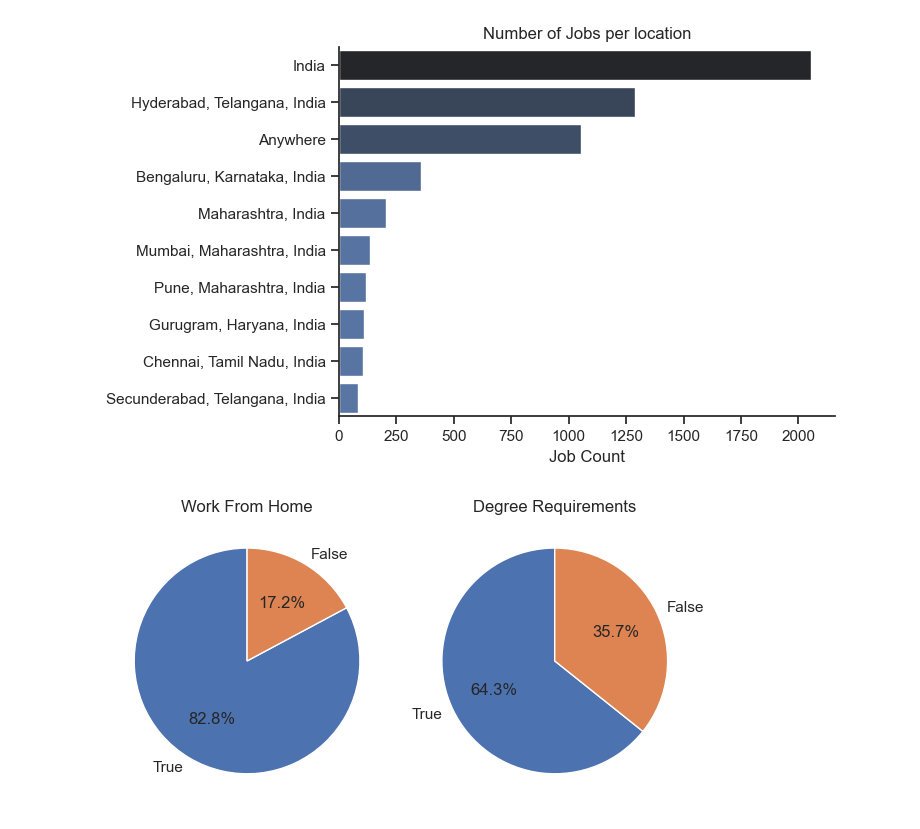
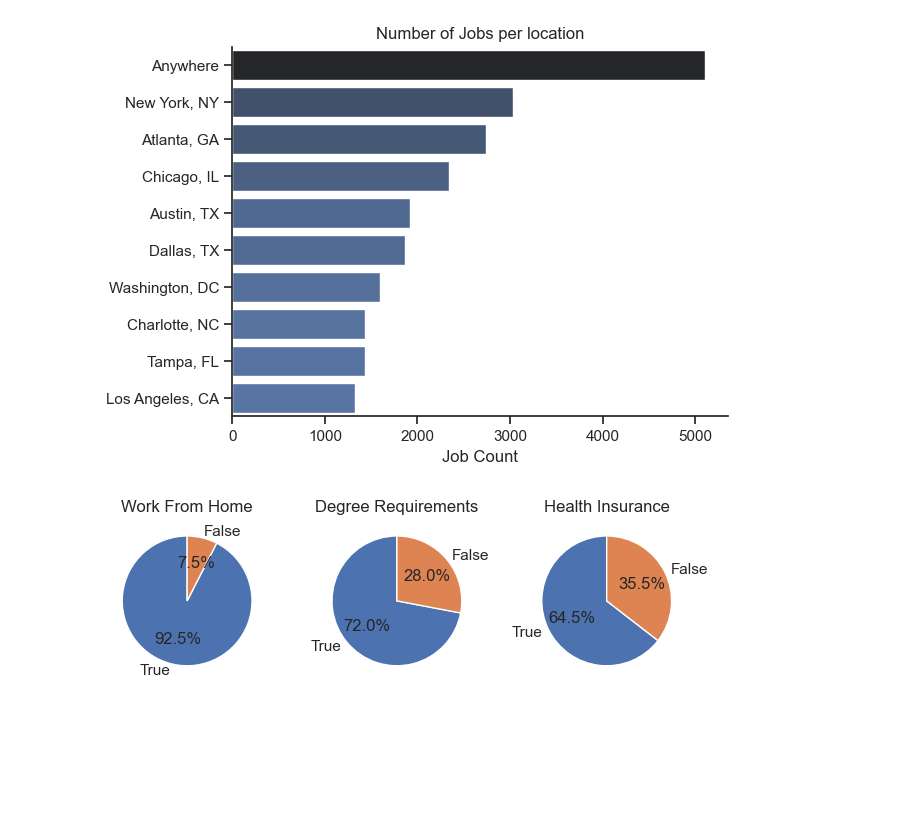
Before and after one commit to AGarg07/Python_learn, a Jupyter notebook: Adv_chapters/Data Science Job Project/1_EDA.ipynb, the cells around one changed output. Cells and saved outputs as stored; diff of their text form; code cells hidden in the pictures; blank space fills up the shorter version.

```diff
--- a/Adv_chapters/Data Science Job Project/1_EDA.ipynb
+++ b/Adv_chapters/Data Science Job Project/1_EDA.ipynb
@@ -14,30 +14,31 @@ df = dataset['train'].to_pandas()
 df['job_posted_date'] = pd.to_datetime(df['job_posted_date'])
 df['job_skills'] = df['job_skills'].apply(lambda x: ast.literal_eval(x) if pd.notna(x) else x)
 # %%
-df_DA_IN = df[(df['job_title_short'] == 'Data Analyst') & (df['job_country'] == 'India')]
+df_DA_US = df[(df['job_title_short'] == 'Data Analyst') & (df['job_country'] == 'United States')]
 # %%
-df_plot = df_DA_IN['job_location'].value_counts().head(10).to_frame()
+df_plot = df_DA_US['job_location'].value_counts().head(10).to_frame()
 sns.set_theme(style='ticks')
 sns.barplot(data=df_plot, x='count', y='job_location', hue='count', palette='dark:b_r', legend = False)
 sns.despine()
 plt.title('Number of Jobs per location')
 plt.xlabel('Job Count')
 plt.ylabel('')
 plt.show()
 # %% [output]
-[figure, old version]
+[figure, new version]
 # %%
-fig, ax = plt.subplots(1,2)
+fig, ax = plt.subplots(1,3)
 
 dict_column ={
     'job_work_from_home': 'Work From Home',
     'job_no_degree_mention': 'Degree Requirements',
+    'job_health_insurance' : 'Health Insurance'
 }
 
 for i, (column, title) in enumerate(dict_column.items()):
-    ax[i].pie(df_DA_IN[column].value_counts(), startangle= 90, autopct='%1.1f%%', labels=(True, False))
+    ax[i].pie(df_DA_US[column].value_counts(), startangle= 90, autopct='%1.1f%%', labels=(True, False))
     ax[i].set_title(title)
 fig.tight_layout()
 # %% [output]
-[figure, old version]
+[figure, new version]
 # %%
```
Also changed, not shown: parts of 1 cell of this notebook, 12 other files.
